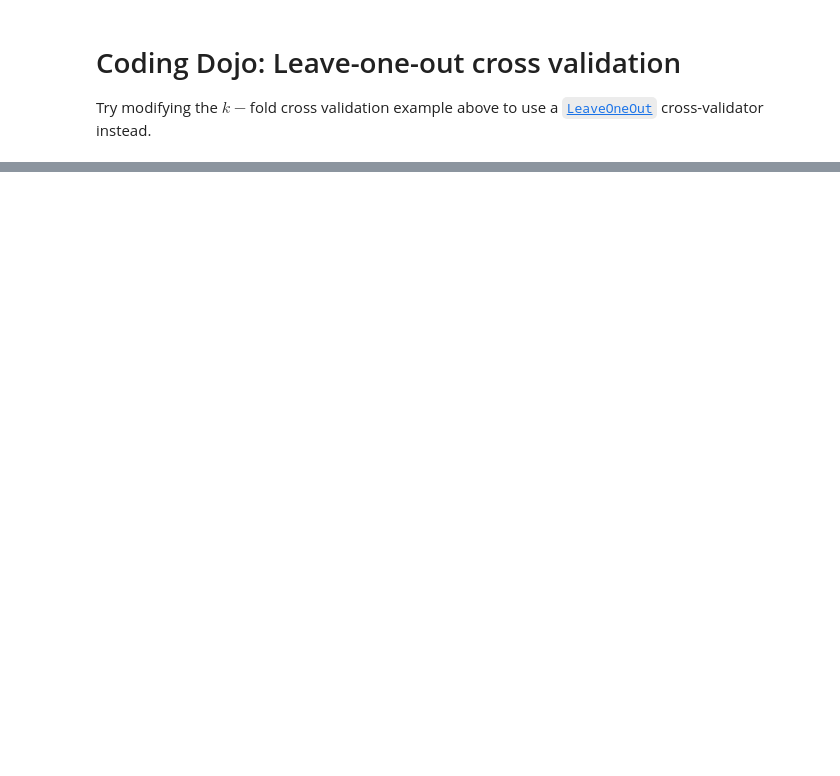
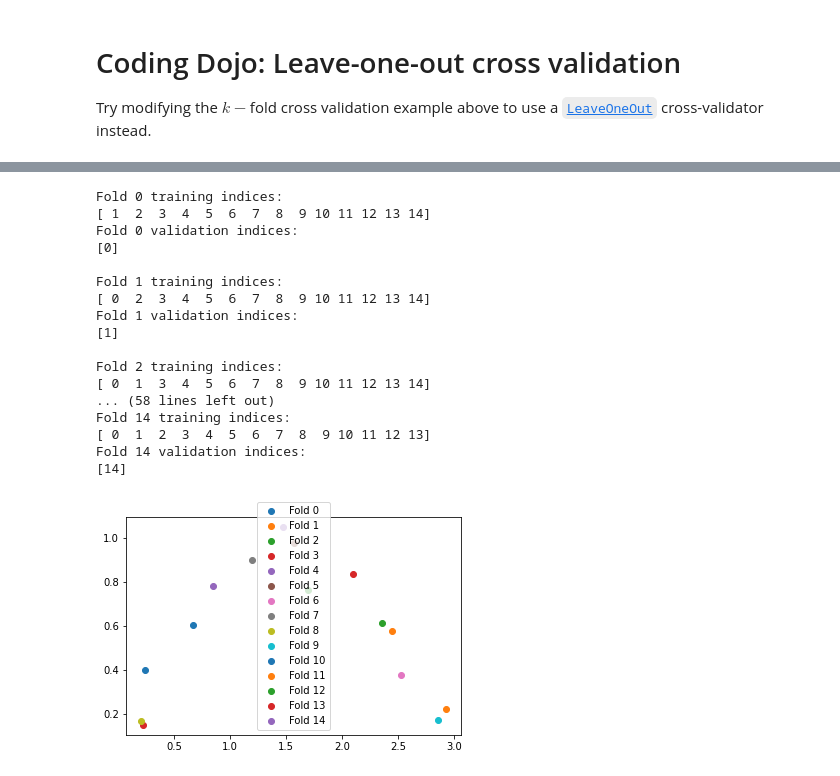
Before and after one commit to robperch/UCB_data_science_for_finance_and_accounting, a Jupyter notebook: notebooks/class_notebooks/Pre_Class_Overfitting, Train-Test Splitting, and Cross Validation.ipynb, the cells around one changed output, grey strips where cells are left out. Drawn from its saved outputs; the diff is of its cells as text; code cells hidden in the pictures; blank space fills up the shorter version.

```diff
--- a/notebooks/class_notebooks/Pre_Class_Overfitting, Train-Test Splitting, and Cross Validation.ipynb
+++ b/notebooks/class_notebooks/Pre_Class_Overfitting, Train-Test Splitting, and Cross Validation.ipynb
@@ -513,0 +705,53 @@ n_folds = len(x_train)
+# %%
+# n_folds =4
+n_folds = len(x_train)
+# kf_xval = sklearn.model_selection.KFold(n_splits=n_folds, shuffle=True, random_state=7)
+loo_xval = sklearn.model_selection.LeaveOneOut()
+
+# We'll want to label each fold as 0, 1, 2, 3 on the graph and when we print
+# the data. We'll use the fold_index variable for that.
+fold_number = 0
+for fold_train_indices, fold_valid_indices in loo_xval.split(x_train):
+  # fold_train_indices, fold_valid_indices are the indices from 0 through 15
+  # (the size of x_train). Print them.
+  print('Fold ' + str(fold_number) + ' training indices: ')
+  print(fold_train_indices)
+  print('Fold ' + str(fold_number) + ' validation indices: ')
+  print(fold_valid_indices)
+  print('')
+
+  # Use them to sub-divide x_train and y_train into the training and validation
+  # sets for this fold.
+  x_fold_train = x_train[fold_train_indices]
+  y_fold_train = y_train[fold_train_indices]
+  x_fold_valid = x_train[fold_valid_indices]
+  y_fold_valid = y_train[fold_valid_indices]
+
+  # Plot the fold's valiation data points
+  plt.scatter(x_fold_valid, y_fold_valid, label='Fold ' + str(fold_number))
+
+  # Increment our fold index.
+  fold_number += 1
+
+# Show the plot
+plt.legend()
+plt.show()
+# %% [output]
+Fold 0 training indices:
+[ 1  2  3  4  5  6  7  8  9 10 11 12 13 14]
+Fold 0 validation indices:
+[0]
+
+Fold 1 training indices:
+[ 0  2  3  4  5  6  7  8  9 10 11 12 13 14]
+Fold 1 validation indices:
+[1]
+
+Fold 2 training indices:
+[ 0  1  3  4  5  6  7  8  9 10 11 12 13 14]
+... (58 lines left out)
+Fold 14 training indices:
+[ 0  1  2  3  4  5  6  7  8  9 10 11 12 13]
+Fold 14 validation indices:
+[14]
+[figure, added]
```
Also changed, not shown: parts of 40 cells of this notebook.
